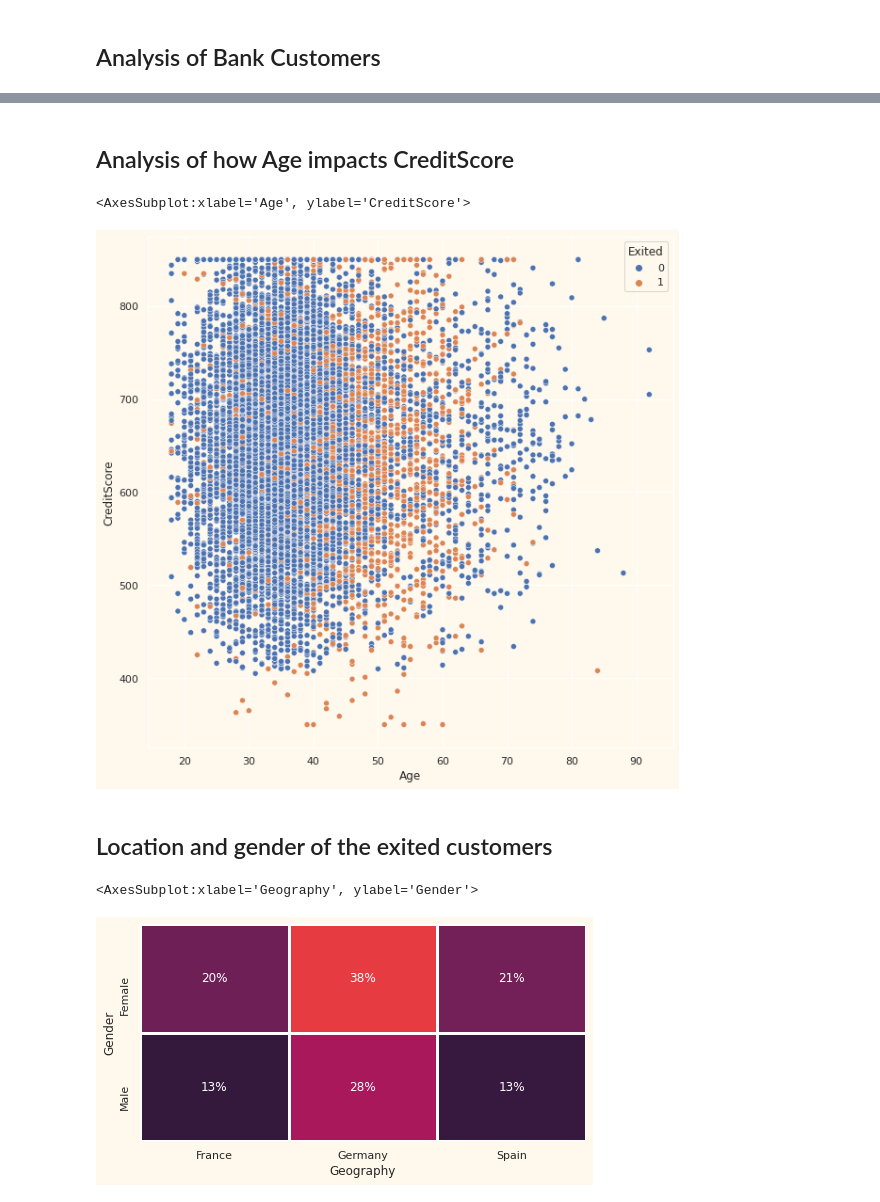
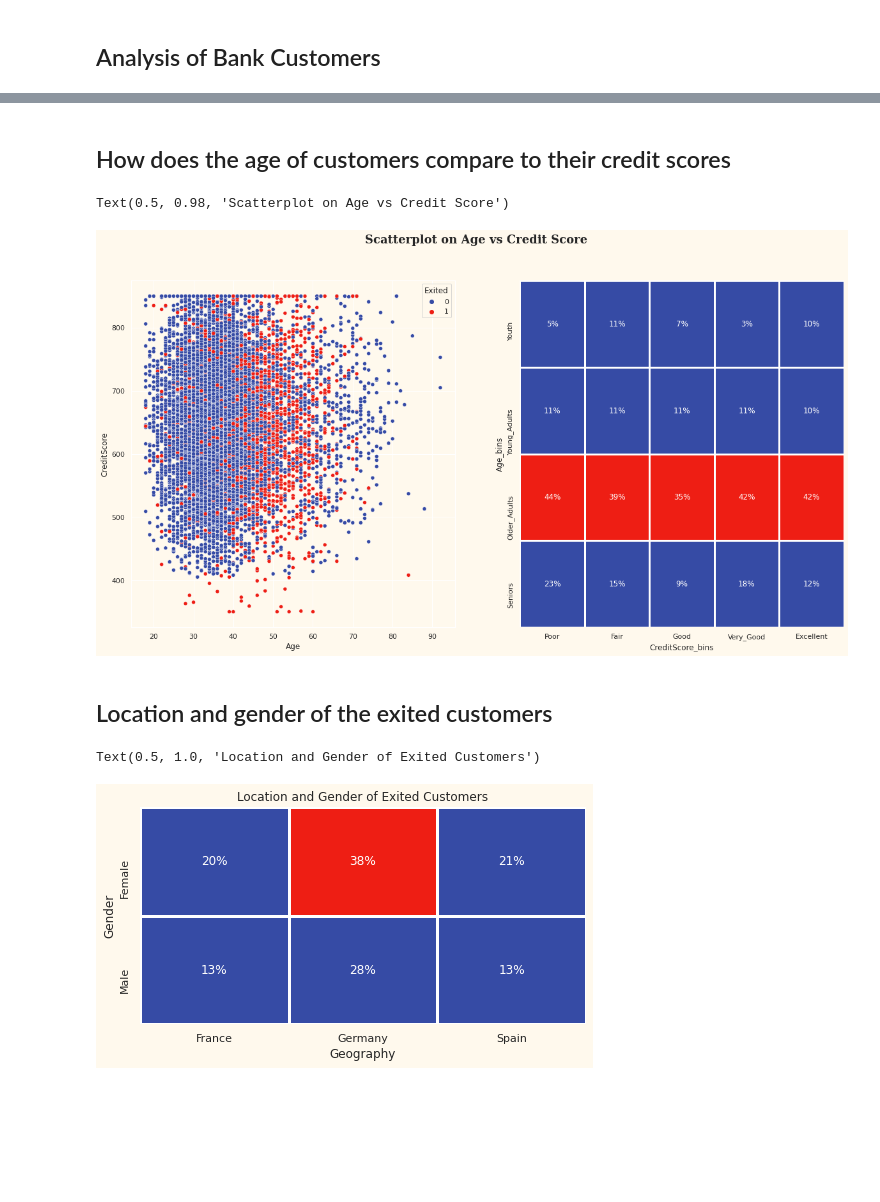
Before and after one commit to Kevin-Nduati/Bank-Customer-Churn-Modelling, a Jupyter notebook: Churn.ipynb, the cells around one changed output, grey strips where cells are left out. Cells and saved outputs as stored; diff of their text form; code cells hidden in the pictures; blank space fills up the shorter version.

```diff
--- a/Churn.ipynb
+++ b/Churn.ipynb
@@ -154,18 +185,26 @@ plt.tight_layout()
-# %% [markdown]
-## Analysis of how Age impacts CreditScore
-# %%
-plt.figure(figsize=(10,10))
-sns.scatterplot(x='Age', y='CreditScore', data=df, hue='Exited')
-# %% [output]
-<AxesSubplot:xlabel='Age', ylabel='CreditScore'>
-[figure, removed]
+# %% [markdown]
+## How does the age of customers compare to their credit scores
+# %%
+fig, axs = plt.subplots(1,2, figsize=(20,10))
+
+
+# Create a scatterplot on age vs creditscore
+sns.scatterplot(x='Age', y='CreditScore', data=df, hue='Exited', ax=axs[0], palette=custom)
+df_heatmap = df.pivot_table(values='Exited', index='Age_bins', columns='CreditScore_bins', aggfunc=np.mean)
+sns.heatmap(df_heatmap,  square=False, linewidth=2.5, cbar=False, annot=True, cmap = my_cmap,
+            fmt='1.0%',vmax=.6, vmin=0.05,  annot_kws={'fontsize': 12}, ax=axs[1])
+plt.suptitle('Scatterplot on Age vs Credit Score', fontsize=18, fontweight='bold', fontfamily='serif')
+# %% [output]
+Text(0.5, 0.98, 'Scatterplot on Age vs Credit Score')
+[figure, added]
 # %% [markdown]
 ## Location and gender of the exited customers
 # %%
 df_heatmap = df.pivot_table(values='Exited', index='Gender', columns='Geography', aggfunc=np.mean)
 fig, axs = plt.subplots(1,1, figsize=(8,4))
-sns.heatmap(df_heatmap, cmap = 'rocket', square=False, linewidth=2.5, cbar=False, annot=True,
+sns.heatmap(df_heatmap,  square=False, linewidth=2.5, cbar=False, annot=True, cmap=my_cmap,
             fmt='1.0%',vmax=.6, vmin=0.05, ax=axs, annot_kws={'fontsize': 12})
+plt.title('Location and Gender of Exited Customers')
 # %% [output]
-<AxesSubplot:xlabel='Geography', ylabel='Gender'>
+Text(0.5, 1.0, 'Location and Gender of Exited Customers')
-[figure, old version]
+[figure, new version]
```
Also changed, not shown: parts of 7 cells of this notebook, 2 other files.
